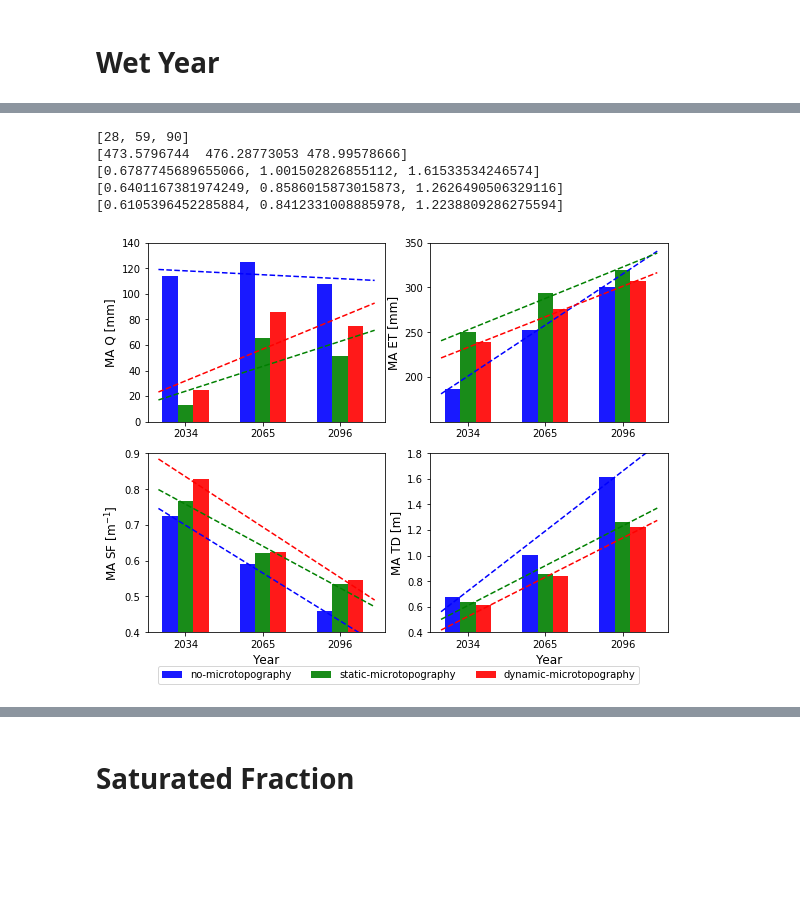
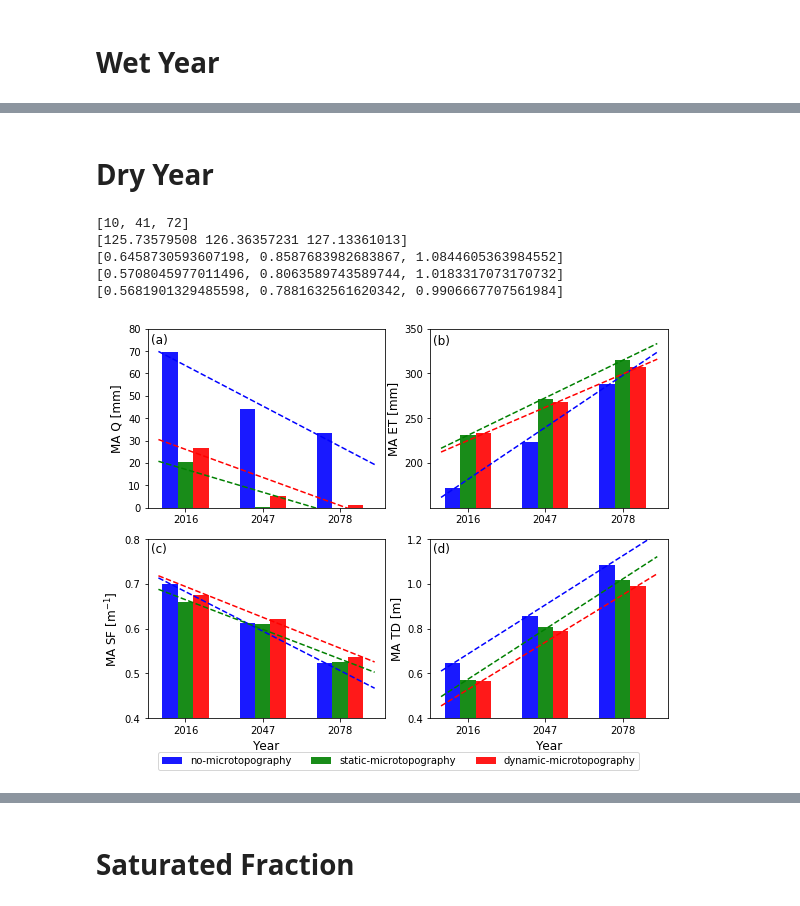
Before and after one commit to ajkhattak/python-scripts, a Jupyter notebook: barrow/watershed/plot_watershed_fromFile_Year.ipynb, the cells around one changed output, grey strips where cells are left out. Saved outputs shown, nothing was run; the diff lists cells and outputs as text; code cells hidden in the pictures; blank space fills up the shorter version.

```diff
--- a/barrow/watershed/plot_watershed_fromFile_Year.ipynb
+++ b/barrow/watershed/plot_watershed_fromFile_Year.ipynb
@@ -519,6 +648,8 @@ print (a1, a2)
+# %% [markdown]
+# Dry Year
 # %%
 #wet year loop
-cesm_years_o = [2015+19, 2015 + 19 +31, 2015 + 19 +31*2]
+cesm_years_o = [2015+1, 2015 + 1 +31, 2015 + 1 +31*2]
 cesm_years = [x - 2006 for x in cesm_years_o]
 
 print (cesm_years)
@@ -551,7 +682,7 @@ for i1, i in enumerate([2,1,0]):
 axs[0].set_ylabel('MA Q [mm]',fontsize=12, fontweight='normal')
 axs[0].set_xticks(x+0.2)
 axs[0].set_xticklabels(cesm_years_o)
-axs[0].set_ylim(0,140)
+axs[0].set_ylim(0,80)
 
 # ET
 dat = []
@@ -594,41 +725,51 @@ for i1, i in enumerate([2,1,0]):
 #plt.legend()
 axs[2].set_ylabel('MA SF [m$^{-1}$]',fontsize=12, fontweight='normal')
 #axs[0].set_xlabel('Year',fontsize=12, fontweight='normal')
 axs[2].set_xticks(x+0.2)
 axs[2].set_xticklabels(cesm_years_o)
-axs[2].set_yticks(np.arange(0.4,0.901,0.1))
-axs[2].set_ylim(0.4,0.9)
+axs[2].set_yticks(np.arange(0.4,0.801,0.1))
+axs[2].set_ylim(0.4,0.8)
 
 # MA Thaw depth
 for i1, i in enumerate([2,1,0]):
     s = SimLabels[i]
     d = []
     for k1,k in enumerate(cesm_years):
         #print (k1, k, s)
         d.append(ATD_annual[s][k])
 
     xx = x + i1*0.2
     pc = np.polyfit(xx, d, 1)
     p = np.poly1d(pc)
     xxx = np.arange(-.15,2.7,0.1)
     print (d)
     axs[3].bar(xx, height=d, width=0.2,color=Colors[i],alpha=0.9,label=Labels[i])
     axs[3].plot(xxx,p(xxx),color=Colors[i], linestyle='--')
 
 #plt.legend()
 axs[3].set_ylabel('MA TD [m]',fontsize=12, fontweight='normal')
 axs[3].set_xlabel('Year',fontsize=12, fontweight='normal')
 axs[2].set_xlabel('Year',fontsize=12, fontweight='normal')
 axs[3].set_xticks(x+0.2)
 axs[3].set_xticklabels(cesm_years_o)
-#axs[2].set_yticks(np.arange(0.4,0.801,0.1))
-axs[3].set_ylim(0.4,1.8)
+axs[3].set_yticks(np.arange(0.4,1.201,0.2))
+axs[3].set_ylim(0.4,1.2)
 axs[3].legend(loc='upper right', fontsize=10, ncol=3, bbox_to_anchor=(0.8,-0.26, .1, .1))
-plt.savefig(outfile+'/Q_ET_SF_TD-wetyear.pdf', bbox_inches='tight', dpi=500)
+
+A = ['a', 'b','c', 'd']
+loc = [[-0.25,i] for i in [73.5,332,0.77,1.14]]
+for i in range(4):
+    axs[i].text(loc[i][0],loc[i][1],'(%s)'%A[i],fontsize=12)
+
+plt.savefig(outfile+'/Q_ET_SF_TD-dryyear.pdf', bbox_inches='tight', dpi=500)
+4252
+615-432-4252 contact tracing
+
+4246
 # %% [output]
-[28, 59, 90]
-[473.5796744  476.28773053 478.99578666]
-[0.6787745689655066, 1.001502826855112, 1.61533534246574]
-[0.6401167381974249, 0.8586015873015873, 1.2626490506329116]
-[0.6105396452285884, 0.8412331008885978, 1.2238809286275594]
+[10, 41, 72]
+[125.73579508 126.36357231 127.13361013]
+[0.6458730593607198, 0.8587683982683867, 1.0844605363984552]
+[0.5708045977011496, 0.8063589743589744, 1.0183317073170732]
+[0.5681901329485598, 0.7881632561620342, 0.9906667707561984]
-[figure, old version]
+[figure, new version]
```
Also changed, not shown: parts of 13 cells of this notebook, 8 other files.
